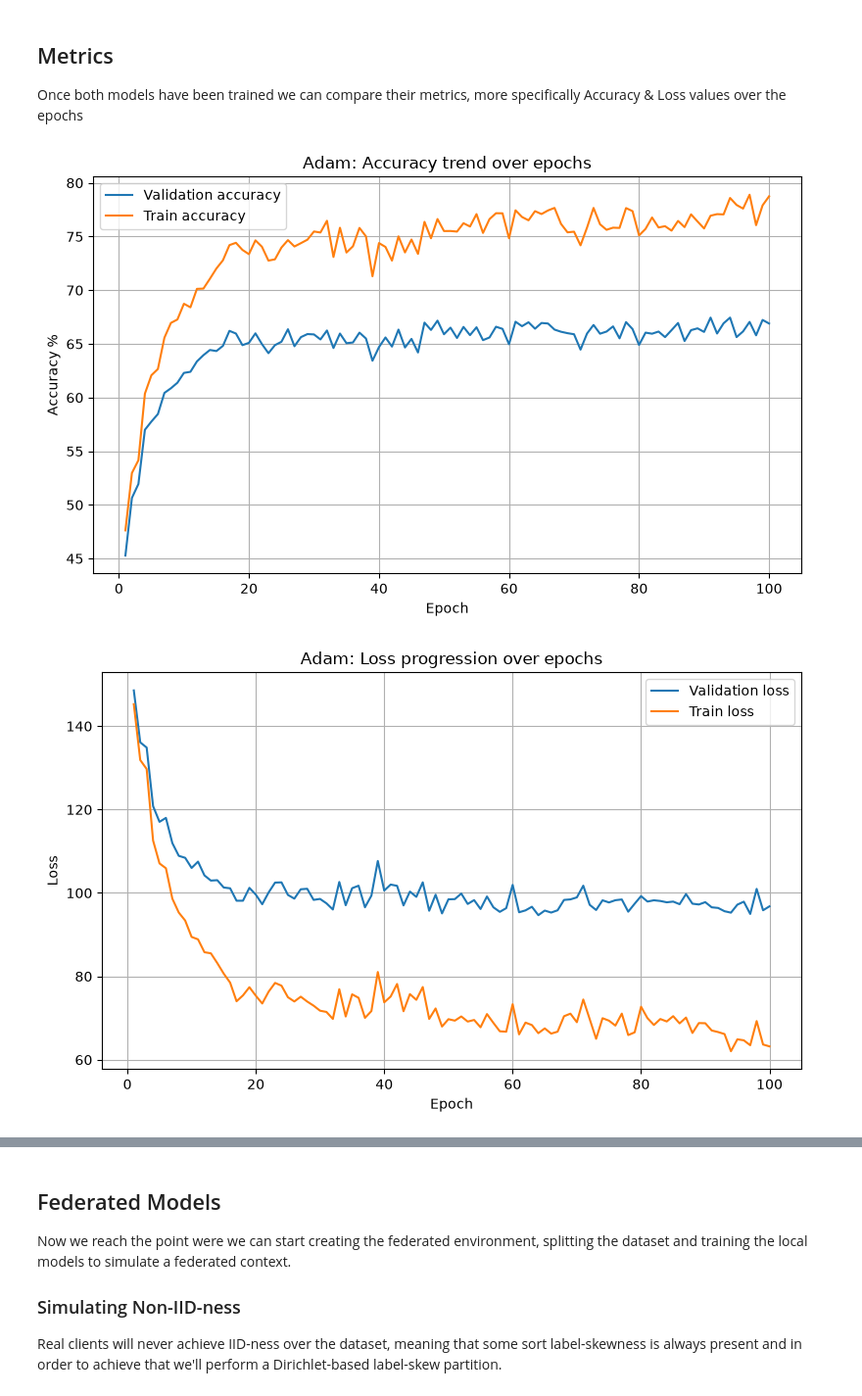
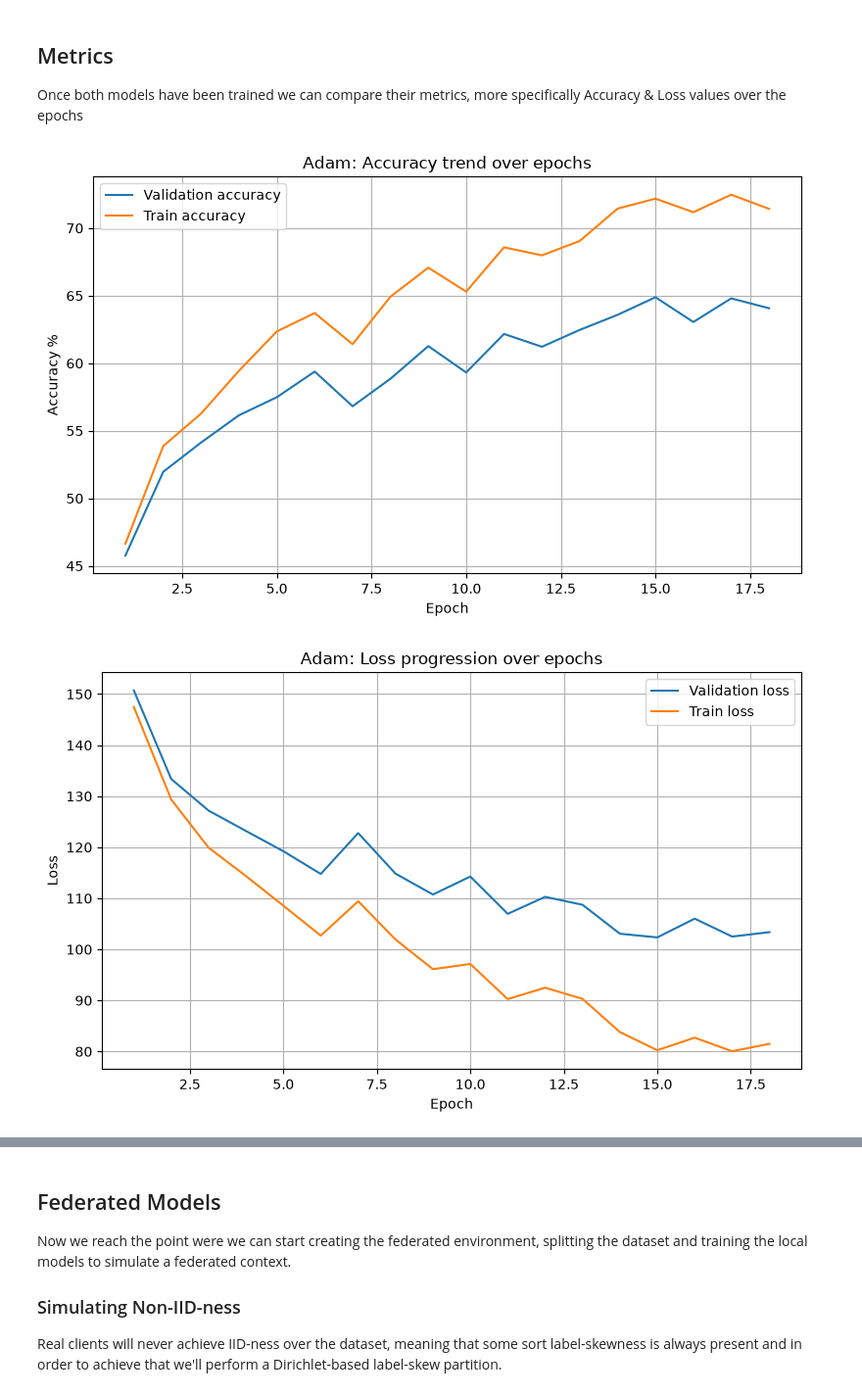
Before and after one commit to lautaorsi/Federated-Learning, a Jupyter notebook: project.ipynb, the cells around one changed output, grey strips where cells are left out. Shown at 98% size. Saved outputs shown, nothing was run; the diff lists cells and outputs as text; code cells hidden in the pictures.

```diff
--- a/project.ipynb
+++ b/project.ipynb
@@ -271,14 +270,7 @@ def run_model(model, optimizer, epochs, train_dataloader, val_dataloader):
             stall_count = 0
 
         if(stall_count == 3):
-            model = copy.deepcopy(best_model)
-            model_accuracy = best_model_accuracy
-            if isinstance(optimizer, torch.optim.Adam):
-                optimizer = torch.optim.Adam(model.parameters())
-            elif isinstance(optimizer, torch.optim.SGD):
-                optimizer = torch.optim.SGD(model.parameters(), momentum=0.9)
-
-            stall_count = 0
+            return train_accAndloss_arr, val_accAndloss_arr
 
     return train_accAndloss_arr, val_accAndloss_arr
 # %% [markdown]
@@ -319,12 +311,13 @@ SGD_val_loss = [loss * 100 for (_, loss) in SGD_val_metrics]
 SGD_train_acc = [acc * 100 for (acc, _) in SGD_train_metrics]
 SGD_train_loss = [loss * 100 for (_, loss) in SGD_train_metrics]
 
-epoch_range = range(1, 101)
+adam_epoch_range = range(1, len(Adam_val_metrics)+1)
+sgd_epoch_range = range(1, len(SGD_val_metrics)+1)
 
 # Adam Accuracy
 plt.figure(figsize=(8, 5))
-plt.plot(epoch_range, Adam_val_acc, label='Validation accuracy')
-plt.plot(epoch_range, Adam_train_acc, label='Train accuracy')
+plt.plot(adam_epoch_range, Adam_val_acc, label='Validation accuracy')
+plt.plot(adam_epoch_range, Adam_train_acc, label='Train accuracy')
 plt.xlabel('Epoch')
 plt.ylabel('Accuracy %')
 plt.title('Adam: Accuracy trend over epochs')
@@ -335,39 +328,39 @@ plt.show()
 
 # Adam Loss
 plt.figure(figsize=(8, 5))
-plt.plot(epoch_range, Adam_val_loss, label='Validation loss')
-plt.plot(epoch_range, Adam_train_loss, label='Train loss')
+plt.plot(adam_epoch_range, Adam_val_loss, label='Validation loss')
+plt.plot(adam_epoch_range, Adam_train_loss, label='Train loss')
 plt.xlabel('Epoch')
 plt.ylabel('Loss')
 plt.title('Adam: Loss progression over epochs')
 plt.grid(True)
 plt.legend()
 plt.tight_layout()
 plt.show()
 
 # SGD Acccyracy
 plt.figure(figsize=(8, 5))
-plt.plot(epoch_range, SGD_val_acc, label='Validation accuracy')
-plt.plot(epoch_range, SGD_train_acc, label='Train accuracy')
+plt.plot(sgd_epoch_range, SGD_val_acc, label='Validation accuracy')
+plt.plot(sgd_epoch_range, SGD_train_acc, label='Train accuracy')
 plt.xlabel('Epoch')
 plt.ylabel('Accuracy %')
 plt.title('SGD: Accuracy trend over epochs')
 plt.grid(True)
 plt.legend()
 plt.tight_layout()
 plt.show()
 
 # SGD Loss
 plt.figure(figsize=(8, 5))
-plt.plot(epoch_range, SGD_val_loss, label='Validation loss')
-plt.plot(epoch_range, SGD_train_loss, label='Train loss')
+plt.plot(sgd_epoch_range, SGD_val_loss, label='Validation loss')
+plt.plot(sgd_epoch_range, SGD_train_loss, label='Train loss')
 plt.xlabel('Epoch')
 plt.ylabel('Loss')
 plt.title('SGD: Loss progression over epochs')
 plt.grid(True)
 plt.legend()
 plt.tight_layout()
 plt.show()
 # %% [output]
-[figure, old version]
+[figure, new version]
-[figure, old version]
+[figure, new version]
```
Also changed, not shown: parts of 10 cells of this notebook.
